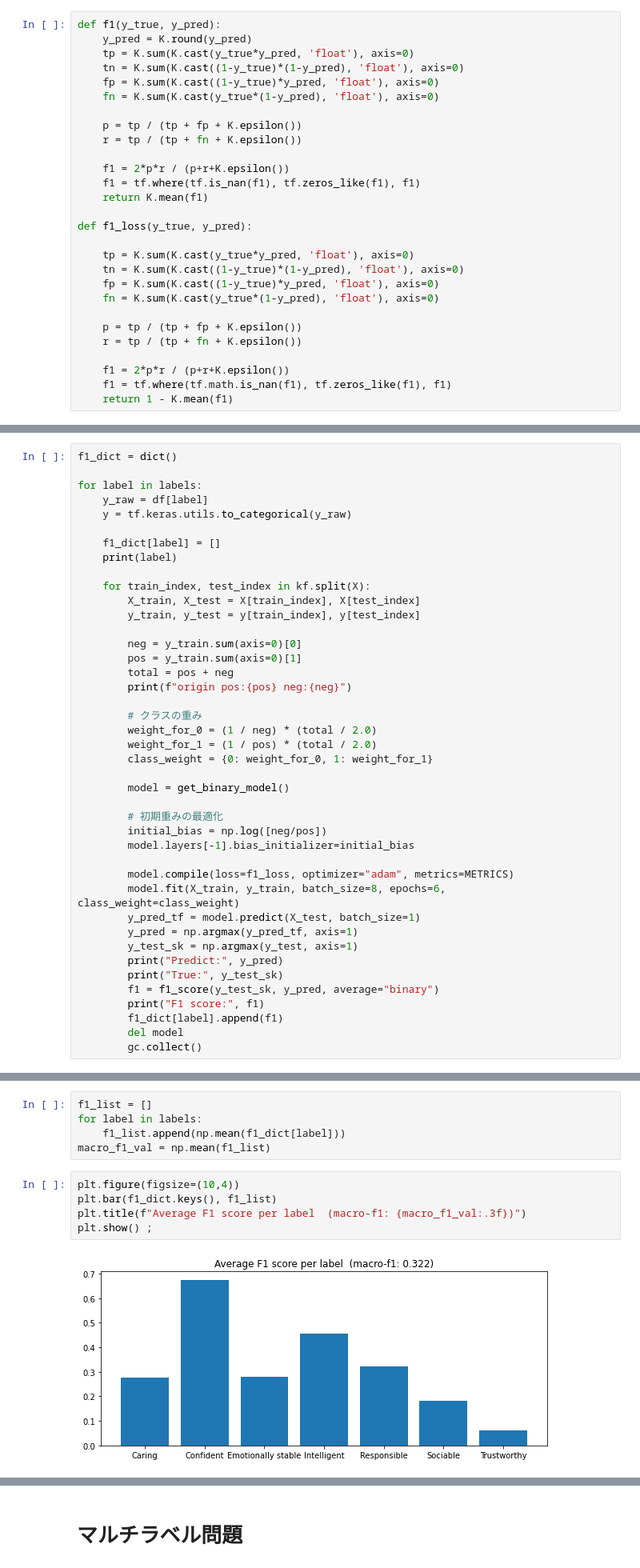
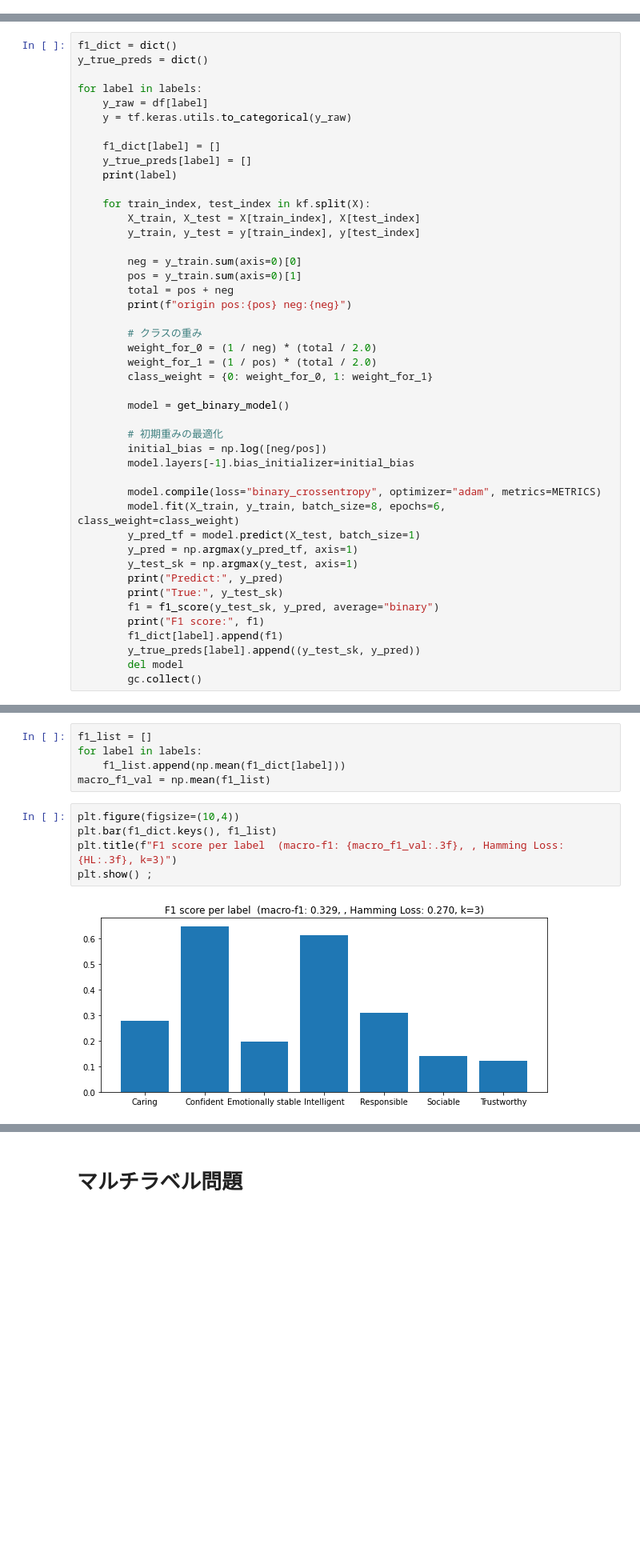
Before and after one commit to takumi1001/2022-mast-ai-experiment, a Jupyter notebook: train.ipynb, the cells around one changed output, grey strips where cells are left out. Shown: that part at 80% size. Cells and saved outputs as stored; diff of their text form; blank space fills up the shorter version.

```diff
--- a/train.ipynb
+++ b/train.ipynb
@@ -159,34 +137,6 @@ from sklearn.metrics import f1_score
 cf. https://www.kaggle.com/code/rejpalcz/best-loss-function-for-f1-score-metric/notebook
 # %%
 from tensorflow.keras import backend as K
-# %%
-def f1(y_true, y_pred):
-    y_pred = K.round(y_pred)
-    tp = K.sum(K.cast(y_true*y_pred, 'float'), axis=0)
-    tn = K.sum(K.cast((1-y_true)*(1-y_pred), 'float'), axis=0)
-    fp = K.sum(K.cast((1-y_true)*y_pred, 'float'), axis=0)
-    fn = K.sum(K.cast(y_true*(1-y_pred), 'float'), axis=0)
-
-    p = tp / (tp + fp + K.epsilon())
-    r = tp / (tp + fn + K.epsilon())
-
-    f1 = 2*p*r / (p+r+K.epsilon())
-    f1 = tf.where(tf.is_nan(f1), tf.zeros_like(f1), f1)
-    return K.mean(f1)
-
-def f1_loss(y_true, y_pred):
-
-    tp = K.sum(K.cast(y_true*y_pred, 'float'), axis=0)
-    tn = K.sum(K.cast((1-y_true)*(1-y_pred), 'float'), axis=0)
-    fp = K.sum(K.cast((1-y_true)*y_pred, 'float'), axis=0)
-    fn = K.sum(K.cast(y_true*(1-y_pred), 'float'), axis=0)
-
-    p = tp / (tp + fp + K.epsilon())
-    r = tp / (tp + fn + K.epsilon())
-
-    f1 = 2*p*r / (p+r+K.epsilon())
-    f1 = tf.where(tf.math.is_nan(f1), tf.zeros_like(f1), f1)
-    return 1 - K.mean(f1)
 # %% [markdown]
 ## すべてのラベルでやってみる
 # %%
@@ -197,12 +147,14 @@ kf = KFold(n_splits=3, shuffle=True, random_state=1001)
 import gc
 # %%
 f1_dict = dict()
+y_true_preds = dict()
 
 for label in labels:
     y_raw = df[label]
     y = tf.keras.utils.to_categorical(y_raw)
 
     f1_dict[label] = []
+    y_true_preds[label] = []
     print(label)
 
     for train_index, test_index in kf.split(X):
@@ -225,7 +177,7 @@ for label in labels:
         initial_bias = np.log([neg/pos])
         model.layers[-1].bias_initializer=initial_bias
 
-        model.compile(loss=f1_loss, optimizer="adam", metrics=METRICS)
+        model.compile(loss="binary_crossentropy", optimizer="adam", metrics=METRICS)
         model.fit(X_train, y_train, batch_size=8, epochs=6, class_weight=class_weight)
         y_pred_tf = model.predict(X_test, batch_size=1)
         y_pred = np.argmax(y_pred_tf, axis=1)
@@ -235,6 +187,7 @@ for label in labels:
         f1 = f1_score(y_test_sk, y_pred, average="binary")
         print("F1 score:", f1)
         f1_dict[label].append(f1)
+        y_true_preds[label].append((y_test_sk, y_pred))
         del model
         gc.collect()
 # %% [output]
@@ -263,10 +228,10 @@ macro_f1_val = np.mean(f1_list)
 # %%
 plt.figure(figsize=(10,4))
 plt.bar(f1_dict.keys(), f1_list)
-plt.title(f"Average F1 score per label  (macro-f1: {macro_f1_val:.3f})")
+plt.title(f"F1 score per label  (macro-f1: {macro_f1_val:.3f}, , Hamming Loss: {HL:.3f}, k=3)")
 plt.show() ;
 # %% [output]
-[figure, old version]
+[figure, new version]
 # %% [markdown]
 ### いろいろやってみてわかること
  - Predictを見るとわかるが，まったく学習できていない
```
Also changed, not shown: parts of 36 cells of this notebook.
